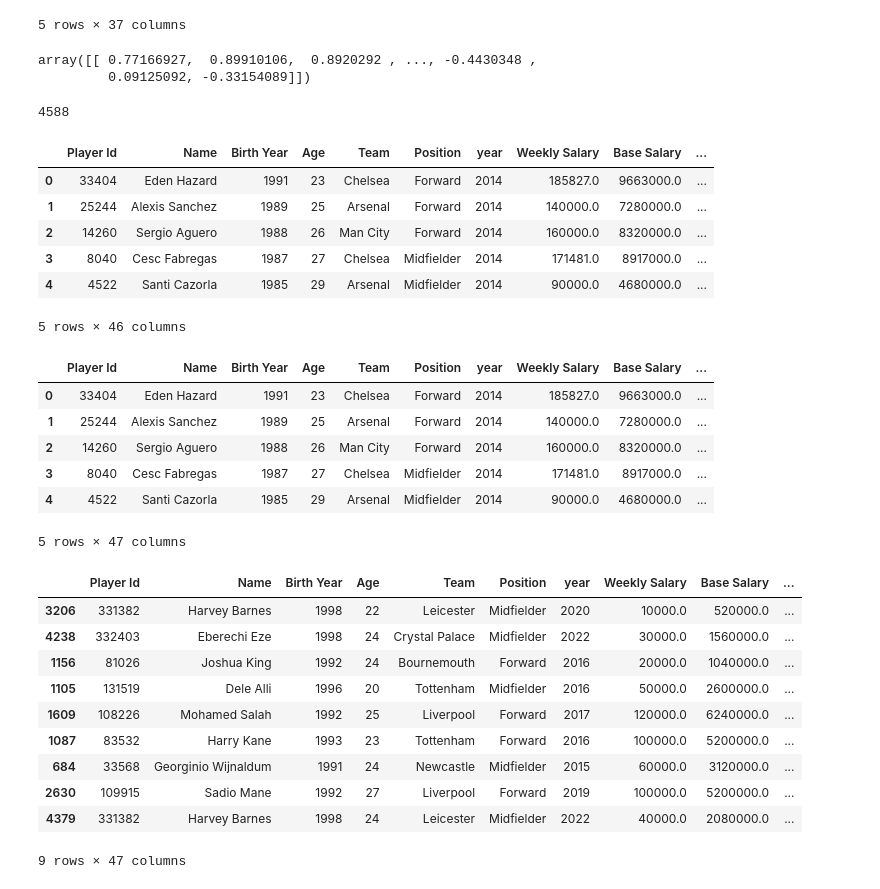
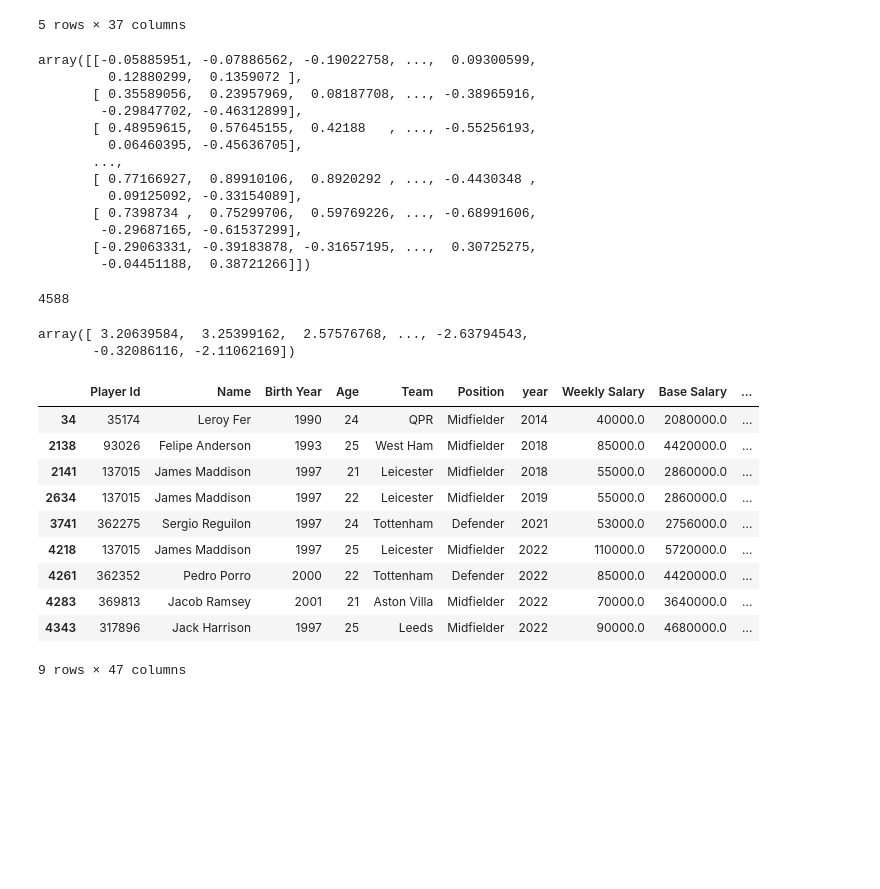
Before and after one commit to sajacaros/eda_champions, a Jupyter notebook: eda/eda.ipynb, the cells around one changed output. Cells and saved outputs as stored; diff of their text form; code cells hidden in the pictures; blank space fills up the shorter version.

Commit message:
similarity update

```diff
--- a/eda/eda.ipynb
+++ b/eda/eda.ipynb
@@ -342,5 +342,6 @@ Index(['Player Id', 'Name', 'Birth Year', 'Age', 'Team', 'Position', 'year',
        'AvgP', 'PS%', 'Age Lev'],
       dtype='object')
 # %%
-eda_df[eda_df['Name']=='Son Heung-Min']
+player_indexes = eda_df[eda_df['Name']=='Son Heung-Min'].index
+list(player_indexes)
 # %% [output]
@@ -385,49 +377,46 @@ scalered_df.head()
 from sklearn.metrics.pairwise import cosine_similarity
 # %%
 # 3152 손흥민
-similarity = cosine_similarity(scalered_df.iloc[[3152]], scalered_df)
+similarity = cosine_similarity(scalered_df.iloc[list(player_indexes)], scalered_df)
 similarity
 # %% [output]
-array([[ 0.77166927,  0.89910106,  0.8920292 , ..., -0.4430348 ,
-         0.09125092, -0.33154089]])
+array([[-0.05885951, -0.07886562, -0.19022758, ...,  0.09300599,
+         0.12880299,  0.1359072 ],
+       [ 0.35589056,  0.23957969,  0.08187708, ..., -0.38965916,
+        -0.29847702, -0.46312899],
+       [ 0.48959615,  0.57645155,  0.42188   , ..., -0.55256193,
+         0.06460395, -0.45636705],
+       ...,
+       [ 0.77166927,  0.89910106,  0.8920292 , ..., -0.4430348 ,
+         0.09125092, -0.33154089],
+       [ 0.7398734 ,  0.75299706,  0.59769226, ..., -0.68991606,
+        -0.29687165, -0.61537299],
+       [-0.29063331, -0.39183878, -0.31657195, ...,  0.30725275,
+        -0.04451188,  0.38721266]])
 # %%
 len(similarity[0])
 # %% [output]
 4588
+# %%
+similarity.sum(axis=0)
+# %% [output]
+array([ 3.20639584,  3.25399162,  2.57576768, ..., -2.63794543,
+       -0.32086116, -2.11062169])
 # %%
 eda_df2 = eda_df.copy()
-eda_df2['similarity'] = similarity[0]
-eda_df2.head()
+eda_df2['similarity'] = similarity.sum(axis=0)
-# %% [output]
-|  | Player Id | Name | Birth Year | Age | Team | Position | year | Weekly Salary | Base Salary | ... |
-| 0 | 33404 | Eden Hazard | 1991 | 23 | Chelsea | Forward | 2014 | 185827.0 | 9663000.0 | ... |
-| 1 | 25244 | Alexis Sanchez | 1989 | 25 | Arsenal | Forward | 2014 | 140000.0 | 7280000.0 | ... |
-| 2 | 14260 | Sergio Aguero | 1988 | 26 | Man City | Forward | 2014 | 160000.0 | 8320000.0 | ... |
-| 3 | 8040 | Cesc Fabregas | 1987 | 27 | Chelsea | Midfielder | 2014 | 171481.0 | 8917000.0 | ... |
-| 4 | 4522 | Santi Cazorla | 1985 | 29 | Arsenal | Midfielder | 2014 | 90000.0 | 4680000.0 | ... |
-5 rows × 46 columns
 # %%
-eda_df2['similarity_rank'] = eda_df2['similarity'].rank(ascending=False)
-eda_df2.head()
+eda_df2['similarity-rank'] = eda_df2['similarity'].rank(ascending=False)
+eda_df2[eda_df2['similarity-rank']<10]
 # %% [output]
 |  | Player Id | Name | Birth Year | Age | Team | Position | year | Weekly Salary | Base Salary | ... |
-| 0 | 33404 | Eden Hazard | 1991 | 23 | Chelsea | Forward | 2014 | 185827.0 | 9663000.0 | ... |
-| 1 | 25244 | Alexis Sanchez | 1989 | 25 | Arsenal | Forward | 2014 | 140000.0 | 7280000.0 | ... |
-| 2 | 14260 | Sergio Aguero | 1988 | 26 | Man City | Forward | 2014 | 160000.0 | 8320000.0 | ... |
-| 3 | 8040 | Cesc Fabregas | 1987 | 27 | Chelsea | Midfielder | 2014 | 171481.0 | 8917000.0 | ... |
-| 4 | 4522 | Santi Cazorla | 1985 | 29 | Arsenal | Midfielder | 2014 | 90000.0 | 4680000.0 | ... |
+| 34 | 35174 | Leroy Fer | 1990 | 24 | QPR | Midfielder | 2014 | 40000.0 | 2080000.0 | ... |
+| 2138 | 93026 | Felipe Anderson | 1993 | 25 | West Ham | Midfielder | 2018 | 85000.0 | 4420000.0 | ... |
+| 2141 | 137015 | James Maddison | 1997 | 21 | Leicester | Midfielder | 2018 | 55000.0 | 2860000.0 | ... |
+| 2634 | 137015 | James Maddison | 1997 | 22 | Leicester | Midfielder | 2019 | 55000.0 | 2860000.0 | ... |
+| 3741 | 362275 | Sergio Reguilon | 1997 | 24 | Tottenham | Defender | 2021 | 53000.0 | 2756000.0 | ... |
+| 4218 | 137015 | James Maddison | 1997 | 25 | Leicester | Midfielder | 2022 | 110000.0 | 5720000.0 | ... |
+| 4261 | 362352 | Pedro Porro | 2000 | 22 | Tottenham | Defender | 2022 | 85000.0 | 4420000.0 | ... |
+| 4283 | 369813 | Jacob Ramsey | 2001 | 21 | Aston Villa | Midfielder | 2022 | 70000.0 | 3640000.0 | ... |
+| 4343 | 317896 | Jack Harrison | 1997 | 25 | Leeds | Midfielder | 2022 | 90000.0 | 4680000.0 | ... |
-5 rows × 47 columns
+9 rows × 47 columns
-# %%
-eda_df2[eda_df2['similarity_rank']<10].sort_values('similarity_rank')
-# %% [output]
-|  | Player Id | Name | Birth Year | Age | Team | Position | year | Weekly Salary | Base Salary | ... |
-| 3206 | 331382 | Harvey Barnes | 1998 | 22 | Leicester | Midfielder | 2020 | 10000.0 | 520000.0 | ... |
-| 4238 | 332403 | Eberechi Eze | 1998 | 24 | Crystal Palace | Midfielder | 2022 | 30000.0 | 1560000.0 | ... |
-| 1156 | 81026 | Joshua King | 1992 | 24 | Bournemouth | Forward | 2016 | 20000.0 | 1040000.0 | ... |
-| 1105 | 131519 | Dele Alli | 1996 | 20 | Tottenham | Midfielder | 2016 | 50000.0 | 2600000.0 | ... |
-| 1609 | 108226 | Mohamed Salah | 1992 | 25 | Liverpool | Forward | 2017 | 120000.0 | 6240000.0 | ... |
-| 1087 | 83532 | Harry Kane | 1993 | 23 | Tottenham | Forward | 2016 | 100000.0 | 5200000.0 | ... |
-| 684 | 33568 | Georginio Wijnaldum | 1991 | 24 | Newcastle | Midfielder | 2015 | 60000.0 | 3120000.0 | ... |
-| 2630 | 109915 | Sadio Mane | 1992 | 27 | Liverpool | Forward | 2019 | 100000.0 | 5200000.0 | ... |
-| 4379 | 331382 | Harvey Barnes | 1998 | 24 | Leicester | Midfielder | 2022 | 40000.0 | 2080000.0 | ... |
-9 rows × 47 columns
```
Also changed, not shown: parts of 1 cell of this notebook, 1 other file.
